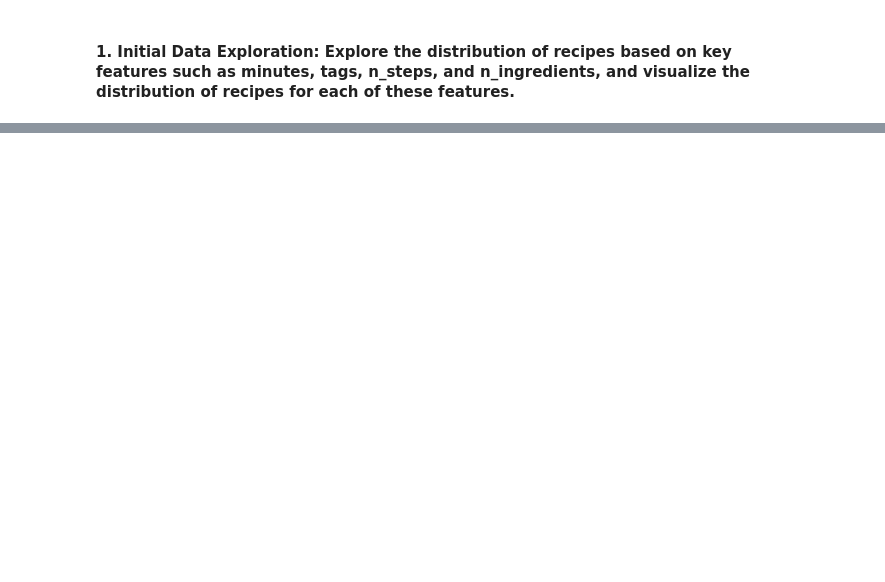
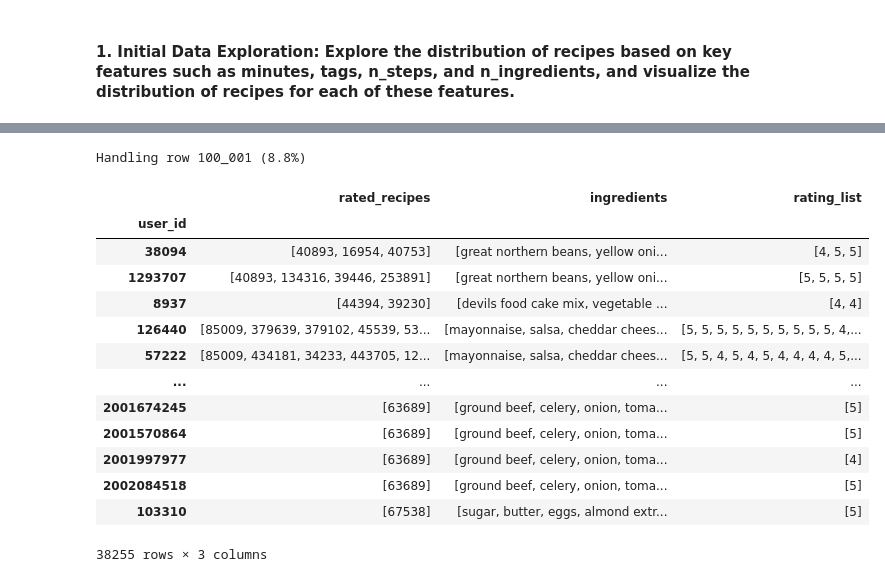
Before and after one commit to MattThePerson/NLP_Project_2024, a Jupyter notebook: matti_notebook.ipynb, the cells around one changed output, grey strips where cells are left out. Saved outputs shown, nothing was run; the diff lists cells and outputs as text; code cells hidden in the pictures; blank space fills up the shorter version.

Commit message:
exploring user data csv

```diff
--- a/matti_notebook.ipynb
+++ b/matti_notebook.ipynb
@@ -75,0 +75,44 @@ Name: tags, dtype: object
+# %%
+#
+users = {}
+total = len(df_interact)
+for i, row in enumerate(df_interact.itertuples()):
+    print('\rHandling row {:_} ({:.1f}%)'.format(i+1, (i+1)/total*100), end='')
+    obj = users.get(row.user_id, {})
+    if obj == {}:
+        obj['user_id'] = row.user_id
+        for k in ['rated_recipes', 'ingredients', 'rating_list']:
+            obj[k] = []
+    obj['rated_recipes'].append(row.recipe_id)
+    obj['rating_list'].append(row.rating)
+    recipe = df_recipes.loc[row.recipe_id]
+    for ing in recipe.ingredients:
+        if ing not in obj['ingredients']:
+            obj['ingredients'].append(ing)
+    users[row.user_id] = obj
+    if i >= 100_000:
+        break
+# users
+# %% [output]
+Handling row 100_001 (8.8%)
+# %%
+#
+df_userdata = pd.DataFrame(users.values())
+df_userdata.set_index('user_id', inplace=True)
+df_userdata.to_csv('dataset/User_Data.csv')
+df_userdata
+# %% [output]
+|  | rated_recipes | ingredients | rating_list |
+| user_id |  |  |  |
+| 38094 | [40893, 16954, 40753] | [great northern beans, yellow oni... | [4, 5, 5] |
+| 1293707 | [40893, 134316, 39446, 253891] | [great northern beans, yellow oni... | [5, 5, 5, 5] |
+| 8937 | [44394, 39230] | [devils food cake mix, vegetable ... | [4, 4] |
+| 126440 | [85009, 379639, 379102, 45539, 53... | [mayonnaise, salsa, cheddar chees... | [5, 5, 5, 5, 5, 5, 5, 5, 5, 5, 4,... |
+| 57222 | [85009, 434181, 34233, 443705, 12... | [mayonnaise, salsa, cheddar chees... | [5, 5, 4, 5, 4, 5, 4, 4, 4, 4, 5,... |
+| ... | ... | ... | ... |
+| 2001674245 | [63689] | [ground beef, celery, onion, toma... | [5] |
+| 2001570864 | [63689] | [ground beef, celery, onion, toma... | [5] |
+| 2001997977 | [63689] | [ground beef, celery, onion, toma... | [4] |
+| 2002084518 | [63689] | [ground beef, celery, onion, toma... | [5] |
+| 103310 | [67538] | [sugar, butter, eggs, almond extr... | [5] |
+38255 rows × 3 columns
```
Also changed, not shown: parts of 12 cells of this notebook, 1 other file.
